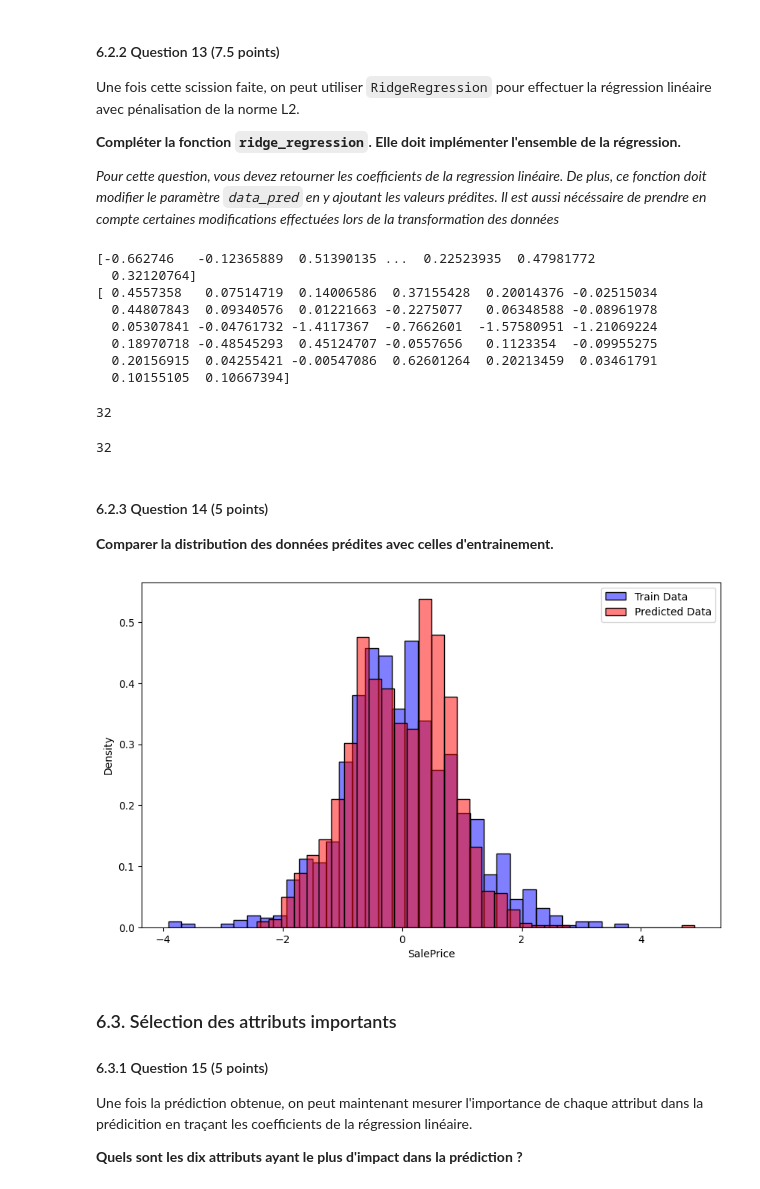
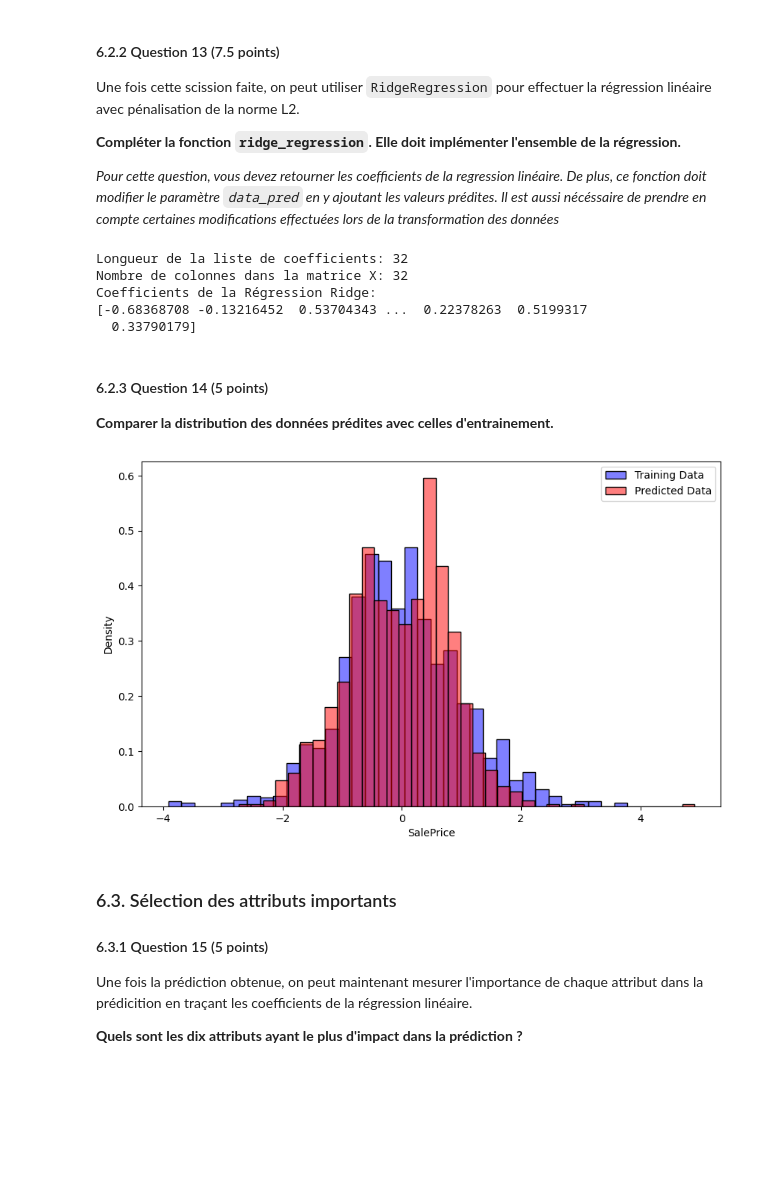
Before and after one commit to WillMart91/DataScience, a Jupyter notebook: TP1-20240906/TP1_Fournier_Martin.ipynb, the cells around one changed output. Saved outputs shown, nothing was run; the diff lists cells and outputs as text; code cells hidden in the pictures; blank space fills up the shorter version.

```diff
--- a/TP1-20240906/TP1_Fournier_Martin.ipynb
+++ b/TP1-20240906/TP1_Fournier_Martin.ipynb
@@ -527,21 +502,21 @@ corr_matrix = df.corr()
 threshold = 0.7
 to_drop = set()
 
-for i in range(len(corr_matrix.columns)):
-    for j in range(i):
-        if abs(corr_matrix.iloc[i, j]) > threshold:
-            colname_i = corr_matrix.columns[i]
-            colname_j = corr_matrix.columns[j]
+corr_with_saleprice = corr_matrix['SalePrice'].abs()
 
-            print(f"{colname_i} has a correlation of {corr_matrix.loc[colname_i, 'SalePrice']} with SalePrice")
-            print(f"{colname_j} has a correlation of {corr_matrix.loc[colname_j, 'SalePrice']} with SalePrice")
+for i in range(1, len(corr_matrix.columns)):
+        for j in range(i):
+            if abs(corr_matrix.iloc[i, j]) > threshold:
+                col_i = corr_matrix.columns[i]
+                col_j = corr_matrix.columns[j]
 
-            if abs(corr_matrix.loc[colname_i, 'SalePrice']) > abs(corr_matrix.loc[colname_j, 'SalePrice']):
-                to_drop.add(colname_j)
-            else:
-                to_drop.add(colname_i)
+                if corr_with_saleprice[col_i] > corr_with_saleprice[col_j]:
+                    to_drop.add(col_i)
+                else:
+                    to_drop.add(col_j)
 
 print(to_drop)
 
 df = df.drop(columns=to_drop)
+display(df)
 # %% [output]
@@ -611,42 +590,32 @@ def ridge_regression(data_train, data_pred):
     data_pred['y'] = ridge.predict(data_pred['x'])
 
     return ridge.coef_
-# %%
-reg = ridge_regression(data_train, data_pred)
-print(data_pred["y"])
-print(reg)
-# %% [output]
-[-0.662746   -0.12365889  0.51390135 ...  0.22523935  0.47981772
-  0.32120764]
-[ 0.4557358   0.07514719  0.14006586  0.37155428  0.20014376 -0.02515034
-  0.44807843  0.09340576  0.01221663 -0.2275077   0.06348588 -0.08961978
-  0.05307841 -0.04761732 -1.4117367  -0.7662601  -1.57580951 -1.21069224
-  0.18970718 -0.48545293  0.45124707 -0.0557656   0.1123354  -0.09955275
-  0.20156915  0.04255421 -0.00547086  0.62601264  0.20213459  0.03461791
-  0.10155105  0.10667394]
-# %%
-len(reg)
-# %% [output]
-32
-# %%
-len(data_train["x"].columns)
-# %% [output]
-32
+# %%
+ridge_coef = ridge_regression(data_train, data_pred)
+print(f"Longueur de la liste de coefficients: {len(ridge_coef)}")
+print(f"Nombre de colonnes dans la matrice X: {len(X_train.columns)}")
+print("Coefficients de la Régression Ridge:")
+print(data_pred["y"])
+# %% [output]
+Longueur de la liste de coefficients: 32
+Nombre de colonnes dans la matrice X: 32
+Coefficients de la Régression Ridge:
+[-0.68368708 -0.13216452  0.53704343 ...  0.22378263  0.5199317
+  0.33790179]
 # %% [markdown]
 #### 6.2.3 Question 14 (5 points)
 
 **Comparer la distribution des données prédites avec celles d'entrainement.**
 # %%
 #TODO
-
 pylt.figure(figsize=(10, 6))
-sns.histplot(data_train['y'], color='blue', stat='density', label='Train Data', alpha=0.5)
+sns.histplot(data_train['y'], color='blue', stat='density', label='Training Data', alpha=0.5)
 sns.histplot(data_pred['y'], color='red', stat='density', label='Predicted Data', alpha=0.5)
 
 pylt.legend()
 pylt.show()
 # %% [output]
-[figure, old version]
+[figure, new version]
 # %% [markdown]
 ### 6.3. Sélection des attributs importants
 #### 6.3.1 Question 15 (5 points)
```
Also changed, not shown: parts of 30 cells of this notebook, 2 other files.
